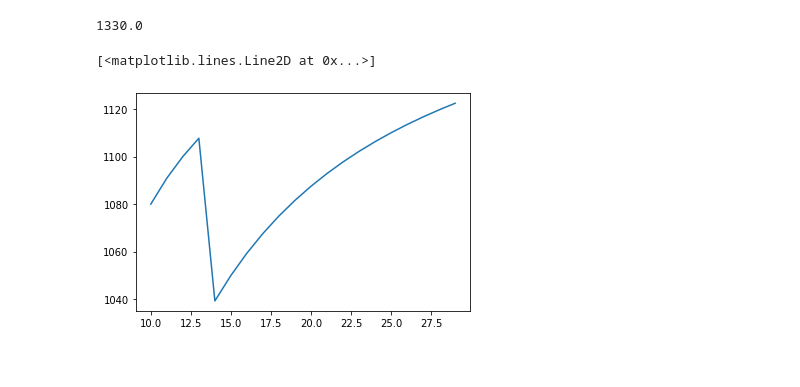
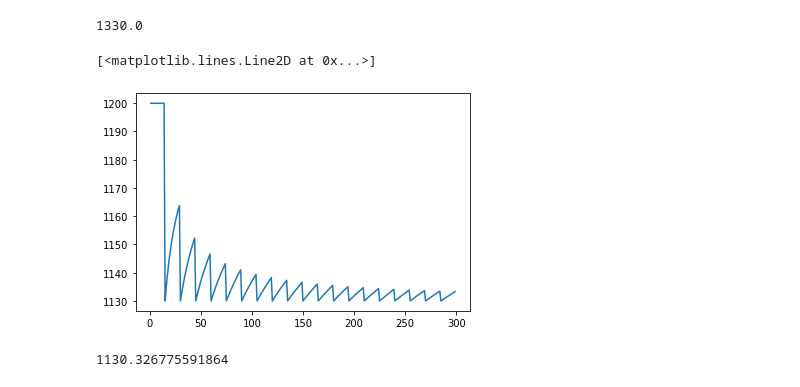
Before and after one commit to owenmccadden/econ-411, a Jupyter notebook: cancun.ipynb, the cells around one changed output. Drawn from its saved outputs; the diff is of its cells as text; code cells hidden in the pictures.

```diff
--- a/cancun.ipynb
+++ b/cancun.ipynb
@@ -44,21 +44,23 @@ cost(13)
 1330.0
 # %%
 def cost_go_blue(n):
-    total_cost = 0
-    for i in range(1, n):
-        total_cost += 1200
+    total_cost = n * 1200
 
-    if n >= 14:
-        total_cost -= 1050
+    num_free_trips = int(n/15)
+    total_cost -= (num_free_trips * 1050)
 
     cost_per_person = total_cost/n
 
     return cost_per_person
 # %%
-x = [i for i in range(10, 30)]
+x = [i for i in range(1, 300)]
 y = [cost_go_blue(i) for i in x]
 
 plt.plot(x, y)
 # %% [output]
 [<matplotlib.lines.Line2D at 0x...>]
-[figure, old version]
+[figure, new version]
+# %%
+y[-1]
+# %% [output]
+1130.326775591864
```
Also changed, not shown: 55 other files.
